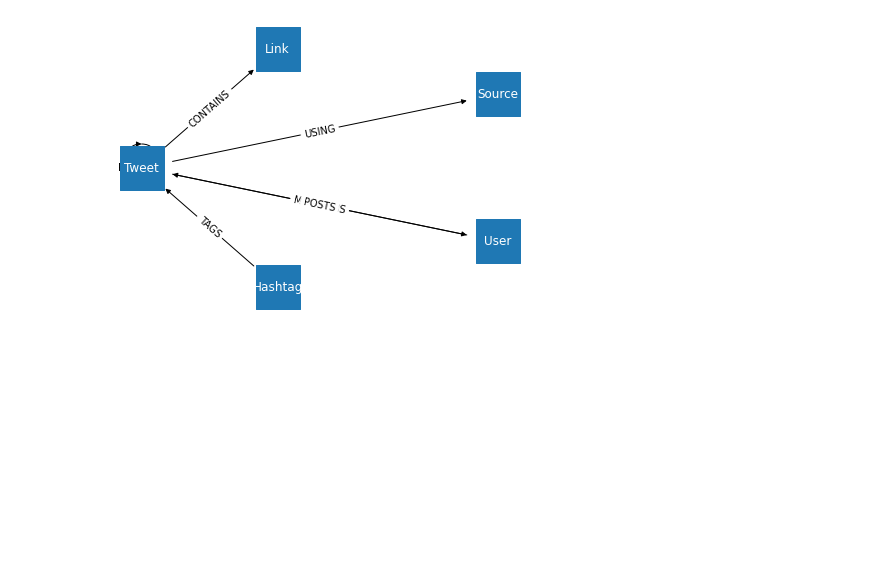
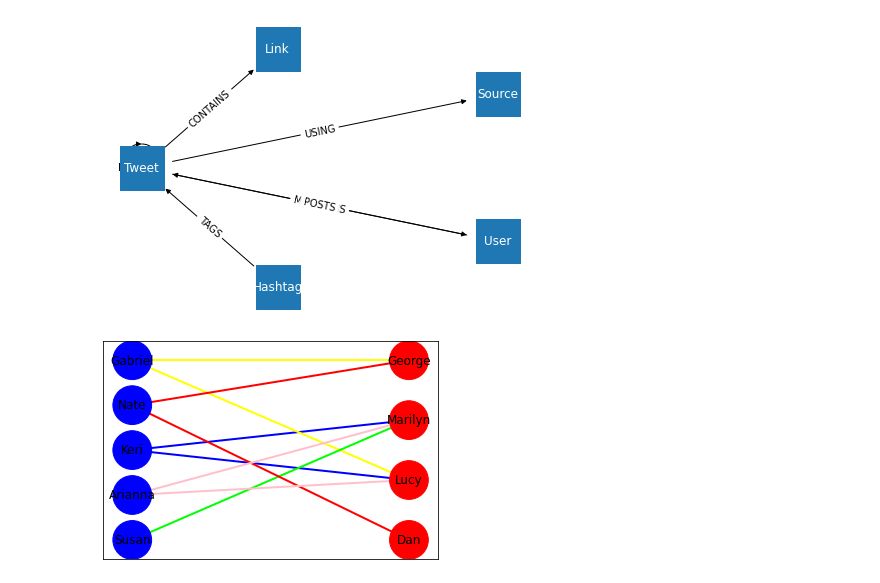
Before and after one commit to arifjamal89/Applied-Social-Network-Analysis, a Jupyter notebook: ChallengedNodesEdges.ipynb, the cells around one changed output. Saved outputs shown, nothing was run; the diff lists cells and outputs as text; code cells hidden in the pictures; blank space fills up the shorter version.

```diff
--- a/ChallengedNodesEdges.ipynb
+++ b/ChallengedNodesEdges.ipynb
@@ -88,3 +88,25 @@ nx.draw_networkx_edge_labels(d,pos=nx.shell_layout(d),edge_labels=nx.get_edge_at
   'User'): Text(-0.09549137949943542, -0.2938925166937949, 'MENTIONS'),
  ('User', 'Tweet'): Text(-0.09549137949943542, -0.2938925166937949, 'POSTS')}
 [figure]
+# %%
+B=nx.Graph()
+
+B.add_nodes_from(['Keri','Gabriel','Susan','Nate','Arianna'],bipartite=0)
+B.add_nodes_from(['Lucy','Dan','George','Marilyn'],bipartite=1)
+color_code = {'Keri':'blue','Gabriel':'yellow','Susan':'lime','Nate':'red','Arianna':'pink'}
+B.add_edges_from([('Keri','Lucy'),('Keri','Marilyn'),('Gabriel','Lucy'),('Gabriel','George'), ('Susan','Marilyn'), ('Nate','Dan'),('Nate','George'), ('Arianna','Lucy'), ('Arianna','Marilyn')])
+
+x=list(B.edges(data=True))
+x1=[]
+for i in x:
+    x1.append(i[0])
+x1
+
+color_dict = {0:'b',1:'r'}
+color_list = [color_dict[i[1]] for i in B.nodes.data('bipartite')]
+
+
+edge_color_list = [color_code[rel] for rel in x1]
+nx.draw_networkx(B,pos = nx.drawing.layout.bipartite_layout(B, ['Keri','Gabriel','Susan','Nate','Arianna']), width = 2, edge_color= edge_color_list,node_color=color_list, node_size=1500)
+# %% [output]
+[figure, added]
```
Also changed, not shown: parts of 3 cells of this notebook.
